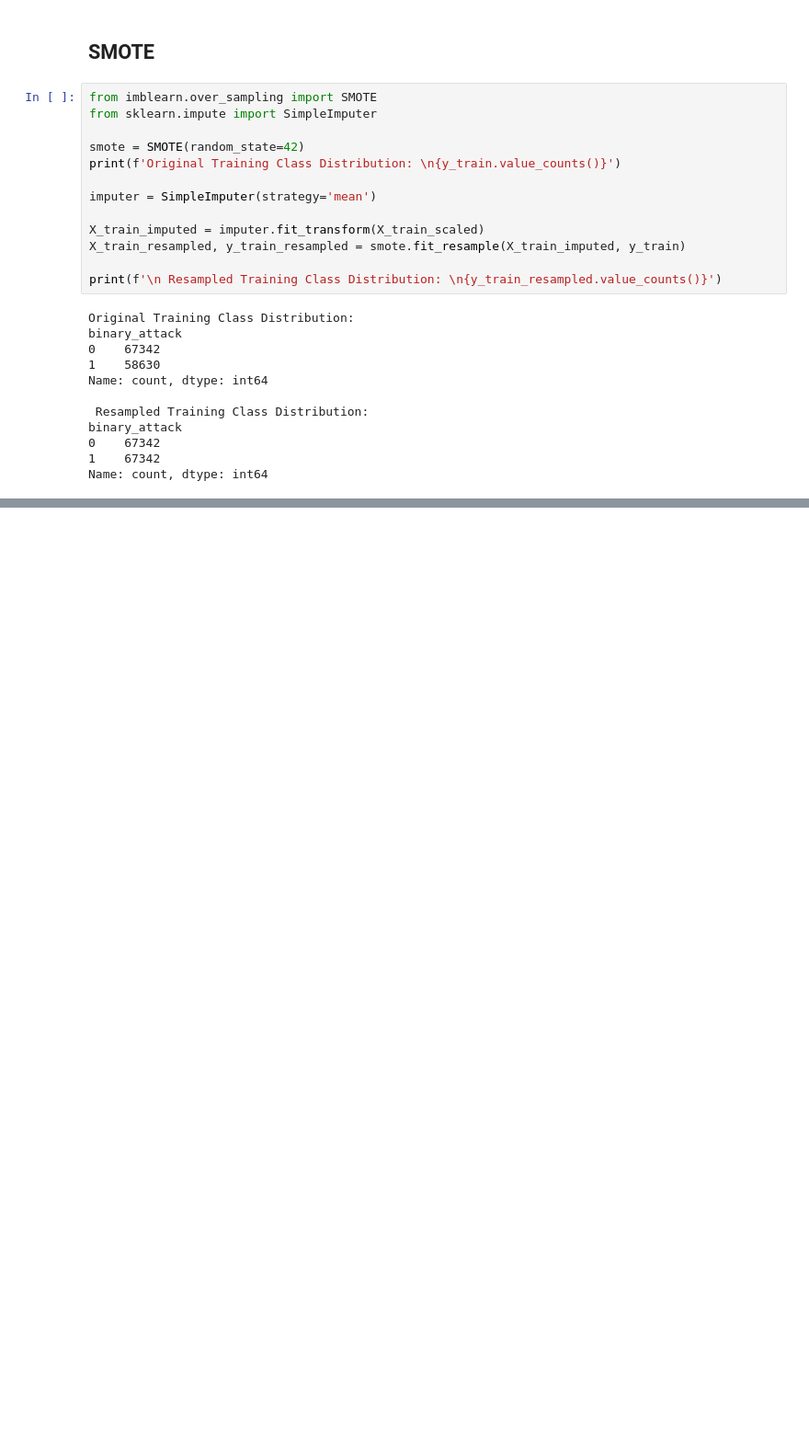
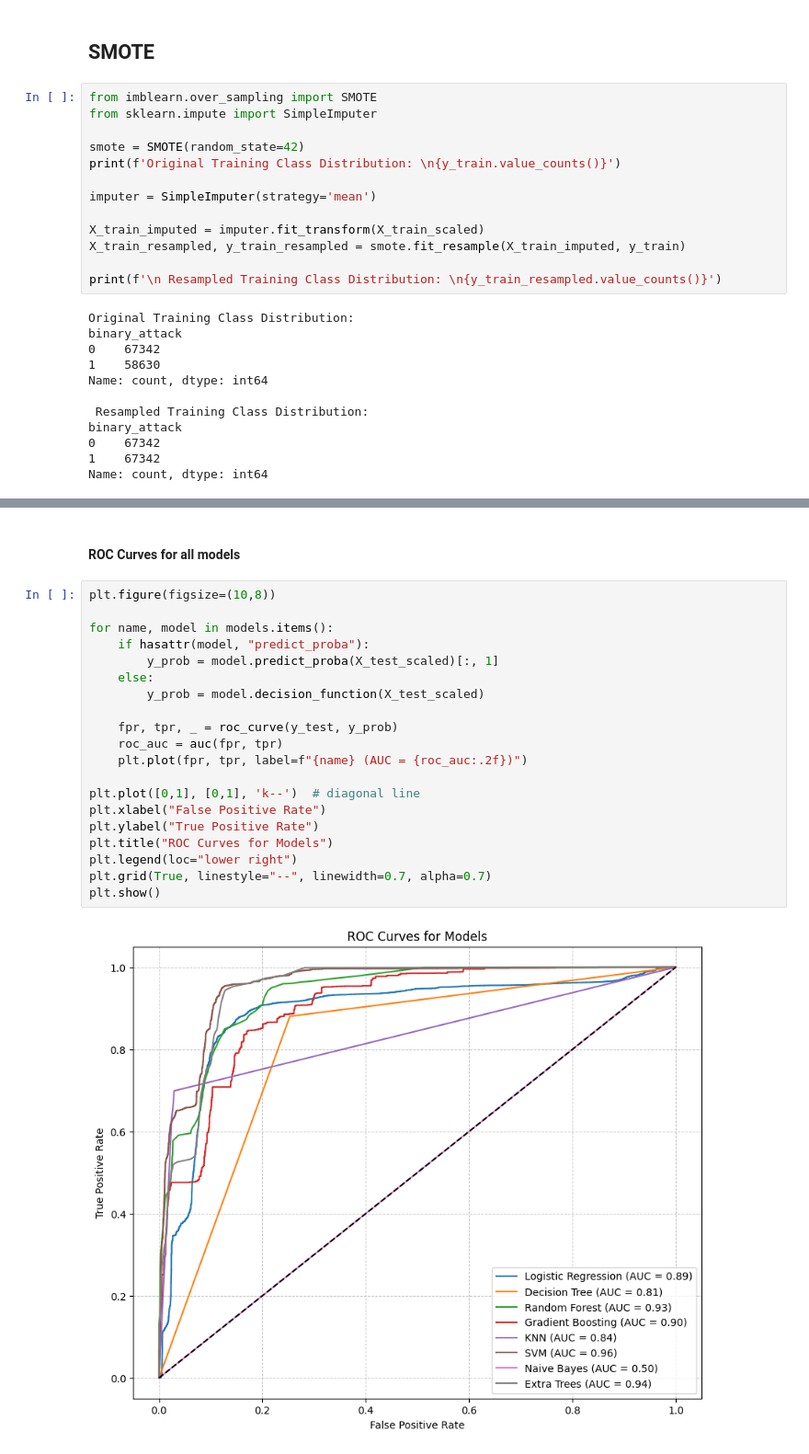
Before and after one commit to vitesh2186/SentinelNet, a Jupyter notebook: notebooks/nsl_kdd.ipynb, the cells around one changed output, grey strips where cells are left out. Shown: that part at 92% size. Saved outputs shown, nothing was run; the diff lists cells and outputs as text; blank space fills up the shorter version.

```diff
--- a/notebooks/nsl_kdd.ipynb
+++ b/notebooks/nsl_kdd.ipynb
@@ -668,0 +716,24 @@ Extra Trees Accuracy: 74.06%
+# %% [markdown]
+#### ROC Curves for all models
+# %%
+plt.figure(figsize=(10,8))
+
+for name, model in models.items():
+    if hasattr(model, "predict_proba"):
+        y_prob = model.predict_proba(X_test_scaled)[:, 1]
+    else:
+        y_prob = model.decision_function(X_test_scaled)
+
+    fpr, tpr, _ = roc_curve(y_test, y_prob)
+    roc_auc = auc(fpr, tpr)
+    plt.plot(fpr, tpr, label=f"{name} (AUC = {roc_auc:.2f})")
+
+plt.plot([0,1], [0,1], 'k--')  # diagonal line
+plt.xlabel("False Positive Rate")
+plt.ylabel("True Positive Rate")
+plt.title("ROC Curves for Models")
+plt.legend(loc="lower right")
+plt.grid(True, linestyle="--", linewidth=0.7, alpha=0.7)
+plt.show()
+# %% [output]
+[figure, added]
```
Also changed, not shown: parts of 6 cells of this notebook, 2 other files.
